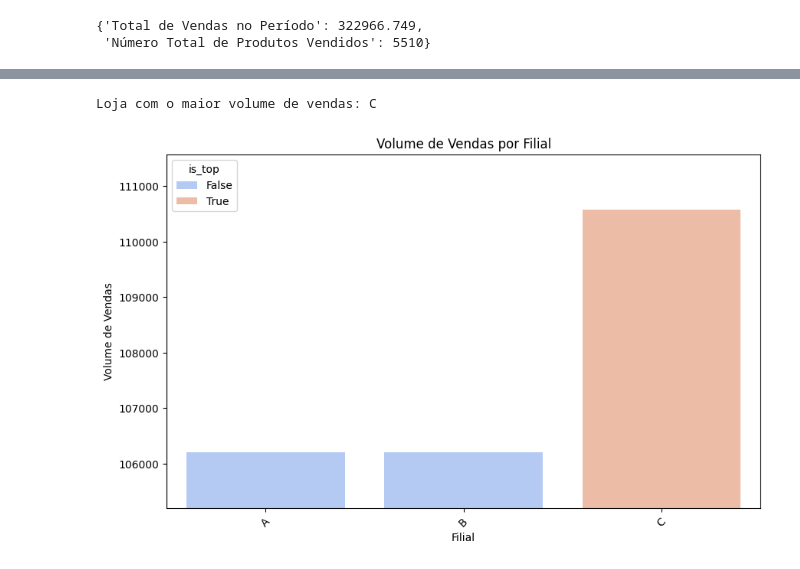
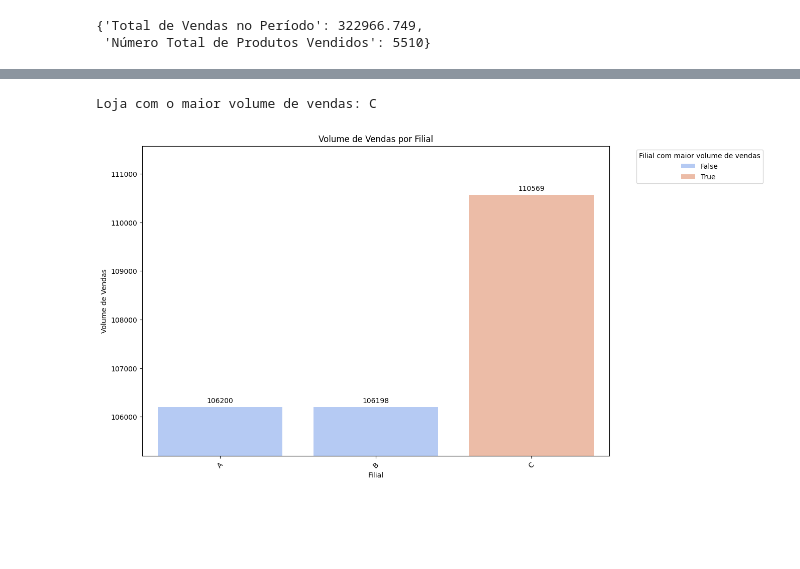
Before and after one commit to Kiwiabacaxi/Desafio-Grao, a Jupyter notebook: analise3.ipynb, the cells around one changed output, grey strips where cells are left out. Saved outputs shown, nothing was run; the diff lists cells and outputs as text; code cells hidden in the pictures; blank space fills up the shorter version.

```diff
--- a/analise3.ipynb
+++ b/analise3.ipynb
@@ -198,28 +301,53 @@ Name: rating, dtype: float64
 # %%
 # 6 - Loja com o maior volume de vendas
-print(f'Loja com o maior volume de vendas: {top_sales_branch}')
+print(f"Loja com o maior volume de vendas: {top_sales_branch}")
 
 # Calcule o volume de vendas por filial
-sales_per_branch = df.groupby('branch')['total'].sum().reset_index()
+sales_per_branch = df.groupby("branch")["total"].sum().reset_index()
 
 # Crie uma nova coluna que é True para a filial com o maior volume de vendas e False para as outras
-sales_per_branch['is_top'] = sales_per_branch['branch'] == top_sales_branch
+sales_per_branch["is_top"] = sales_per_branch["branch"] == top_sales_branch
 
 # Crie o gráfico de barras
-plt.figure(figsize=(10, 6))
-sns.barplot(x='branch', y='total', hue='is_top', data=sales_per_branch, palette='coolwarm', dodge=False)
+plt.figure(figsize=(12, 8))
+barplot = sns.barplot(
+    x="branch",
+    y="total",
+    hue="is_top",
+    data=sales_per_branch,
+    palette="coolwarm",
+    dodge=False,
+)
 
-plt.title('Volume de Vendas por Filial')
-plt.xlabel('Filial')
-plt.ylabel('Volume de Vendas')
+# Adicionando o valor de cada barra no topo
+for p in barplot.patches:
+    barplot.annotate(
+        format(p.get_height(), ".0f"),
+        (p.get_x() + p.get_width() / 2.0, p.get_height()),
+        ha="center",
+        va="center",
+        xytext=(0, 9),
+        textcoords="offset points",
+    )
+
+plt.title("Volume de Vendas por Filial")
+plt.xlabel("Filial")
+plt.ylabel("Volume de Vendas")
 plt.xticks(rotation=45)
 
 # Ajuste os limites do eixo y para dar um zoom
-plt.ylim(sales_per_branch['total'].min() - 1000, sales_per_branch['total'].max() + 1000)
+plt.ylim(sales_per_branch["total"].min() - 1000, sales_per_branch["total"].max() + 1000)
+
+# Alterando o título da legenda e movendo-a para o lado do gráfico
+plt.legend(
+    title="Filial com maior volume de vendas",
+    bbox_to_anchor=(1.05, 1),
+    loc="upper left",
+)
 
 plt.show()
 # %% [output]
 Loja com o maior volume de vendas: C
-[figure, old version]
+[figure, new version]
 # %%
 # 7 - Método de pagamento mais popular por loja e mês -> opassar para proporção
```
Also changed, not shown: parts of 13 cells of this notebook, 2 other files.
